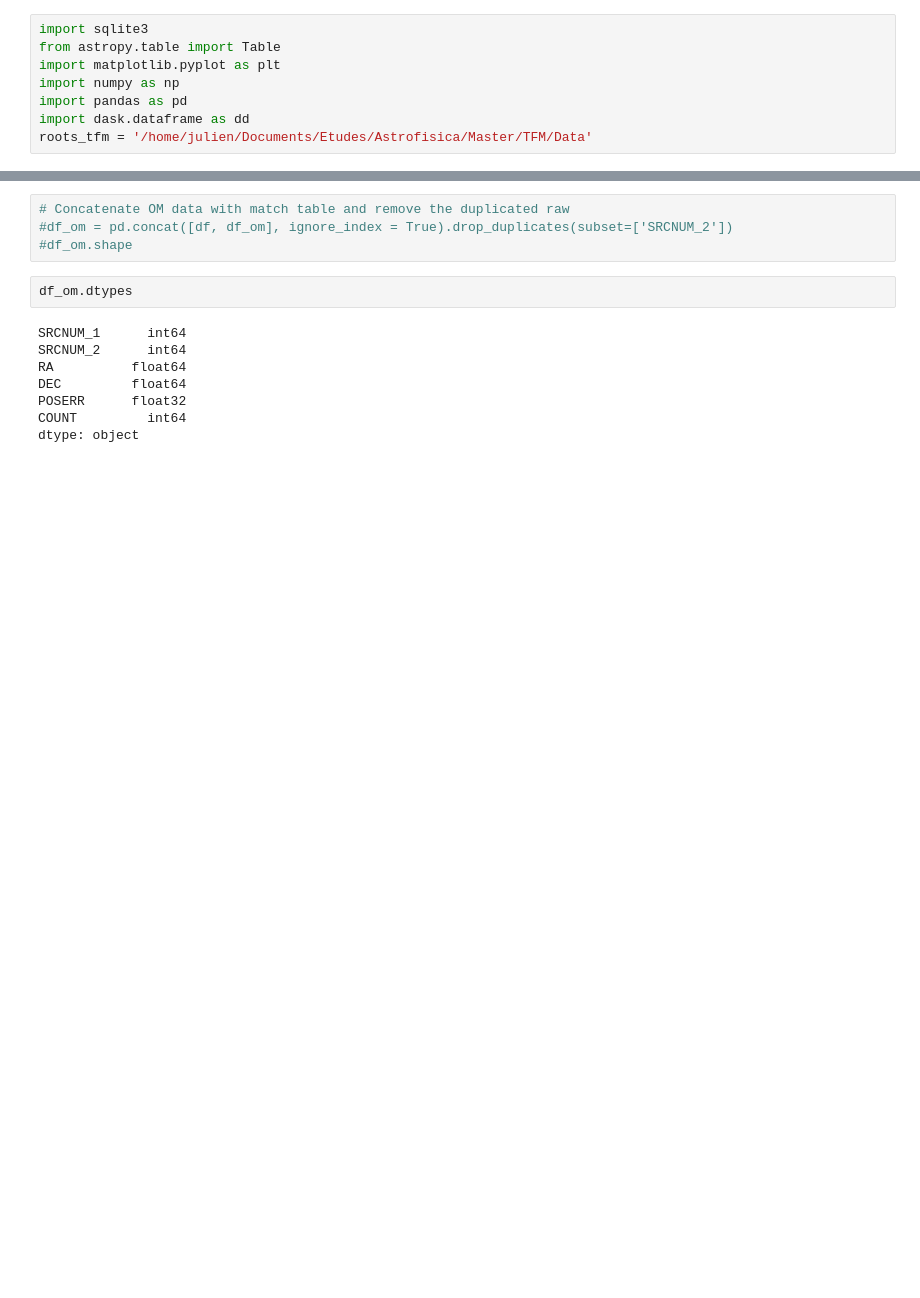
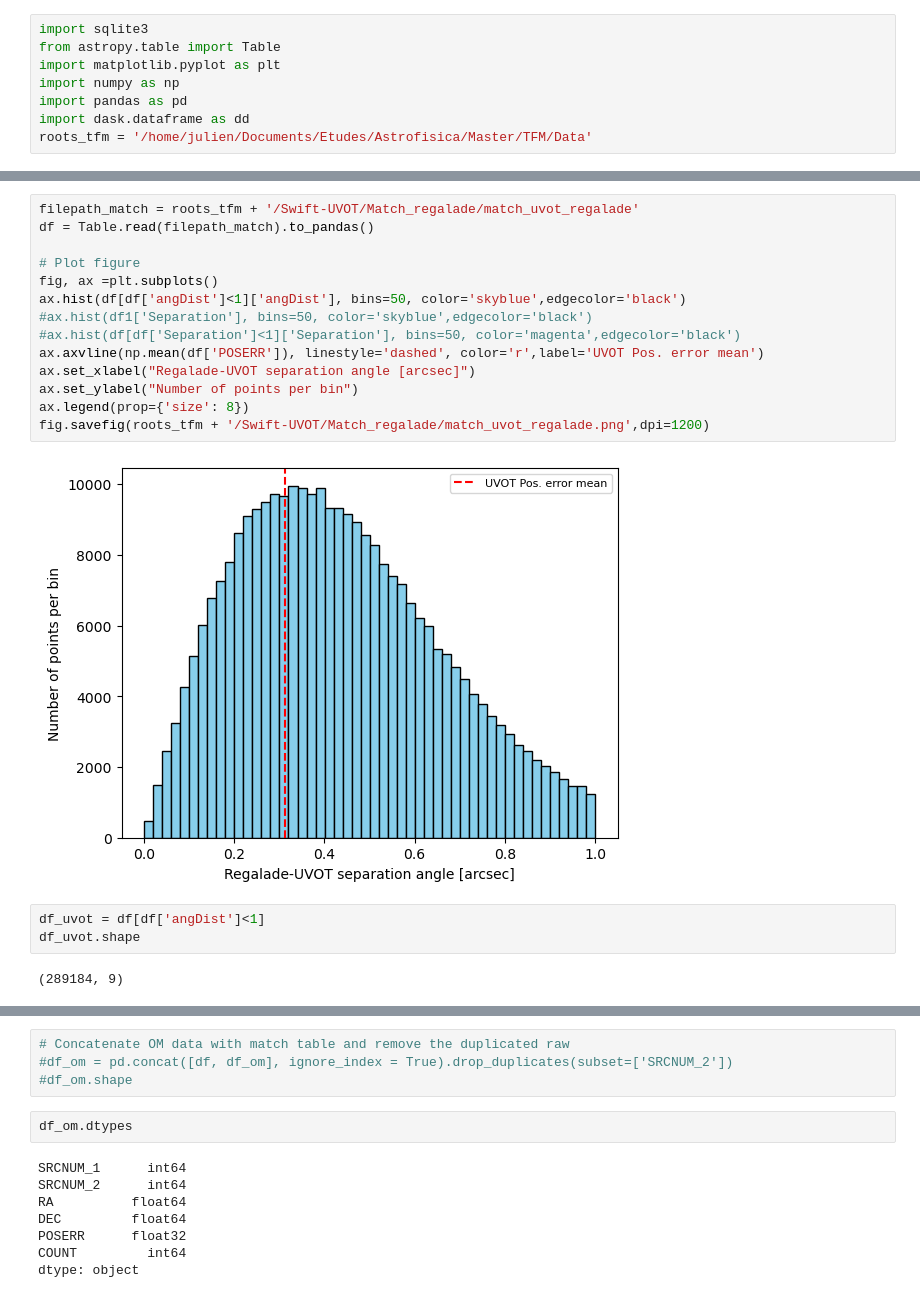
Before and after one commit to JulienValteau/TFM_TDE_Detection, a Jupyter notebook: UV_database_creation_pipeline/2- Generate_aggregate_source_DB.ipynb, the cells around one changed output, grey strips where cells are left out. Cells and saved outputs as stored; diff of their text form; blank space fills up the shorter version.

```diff
--- a/UV_database_creation_pipeline/2- Generate_aggregate_source_DB.ipynb
+++ b/UV_database_creation_pipeline/2- Generate_aggregate_source_DB.ipynb
@@ -30,0 +39,21 @@ fig.savefig(roots_tfm + '/match_UVOT_OM.png',dpi=1200)
+# %%
+filepath_match = roots_tfm + '/Swift-UVOT/Match_regalade/match_uvot_regalade'
+df = Table.read(filepath_match).to_pandas()
+
+# Plot figure
+fig, ax =plt.subplots()
+ax.hist(df[df['angDist']<1]['angDist'], bins=50, color='skyblue',edgecolor='black')
+#ax.hist(df1['Separation'], bins=50, color='skyblue',edgecolor='black')
+#ax.hist(df[df['Separation']<1]['Separation'], bins=50, color='magenta',edgecolor='black')
+ax.axvline(np.mean(df['POSERR']), linestyle='dashed', color='r',label='UVOT Pos. error mean')
+ax.set_xlabel("Regalade-UVOT separation angle [arcsec]")
+ax.set_ylabel("Number of points per bin")
+ax.legend(prop={'size': 8})
+fig.savefig(roots_tfm + '/Swift-UVOT/Match_regalade/match_uvot_regalade.png',dpi=1200)
+# %% [output]
+[figure, added]
+# %%
+df_uvot = df[df['angDist']<1]
+df_uvot.shape
+# %% [output]
+(289184, 9)
```
Also changed, not shown: parts of 19 cells of this notebook, 2 other files.
